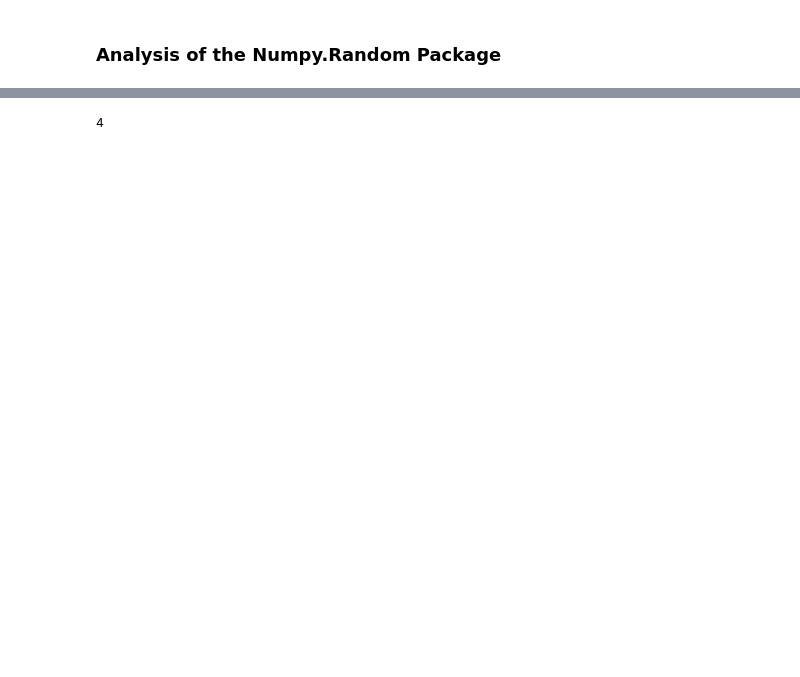
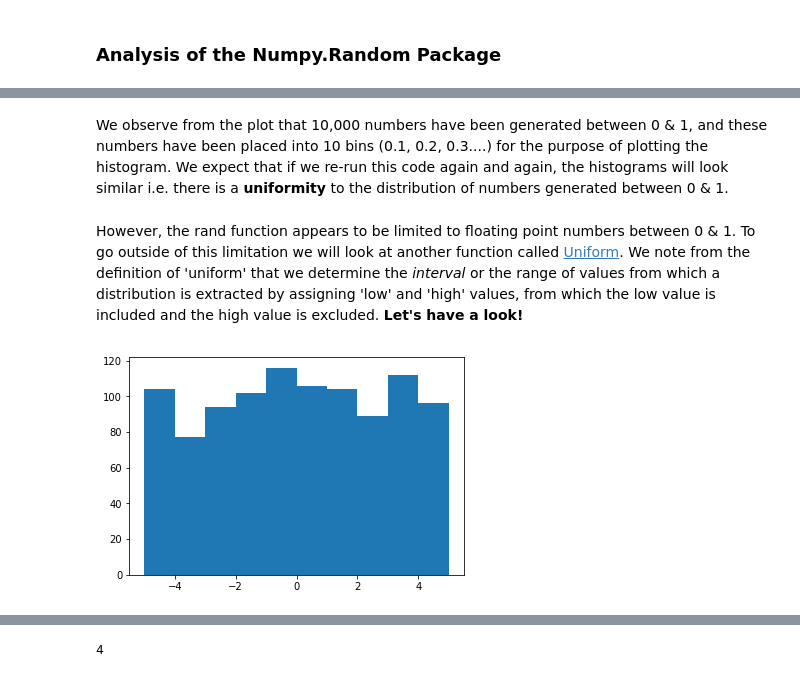
Before and after one commit to jruther/Assign_Repository, a Jupyter notebook: Assignment_for_Programming_for_Data_Analytics.ipynb, the cells around one changed output, grey strips where cells are left out. Cells and saved outputs as stored; diff of their text form; code cells hidden in the pictures; blank space fills up the shorter version.

```diff
--- a/Assignment_for_Programming_for_Data_Analytics.ipynb
+++ b/Assignment_for_Programming_for_Data_Analytics.ipynb
@@ -23,0 +53,10 @@ array([[0.22345422, 0.58153946, 0.81614381, 0.9409009 , 0.57658785,
+# %% [markdown]
+We observe from the plot that 10,000 numbers have been generated between 0 & 1, and these numbers have been placed into 10 bins (0.1, 0.2, 0.3....) for the purpose of plotting the histogram. We expect that if we re-run this code again and again, the histograms will look similar i.e. there is a **uniformity** to the distribution of numbers generated between 0 & 1.
+# %% [markdown]
+However, the rand function appears to be limited to floating point numbers between 0 & 1.  To go outside of this limitation we will look at another function called [Uniform](https://docs.scipy.org/doc/numpy/reference/generated/numpy.random.uniform.html#numpy.random.uniform).  We note from the definition of 'uniform' that we determine the *interval* or the range of values from which a distribution is extracted by assigning 'low' and 'high' values, from which the low value is included and the high value is excluded. **Let's have a look!**
+# %%
+u = np.random.uniform(-5,5,1000)
+plt.hist(u)
+plt.show()
+# %% [output]
+[figure, added]
```
Also changed, not shown: parts of 16 cells of this notebook.
